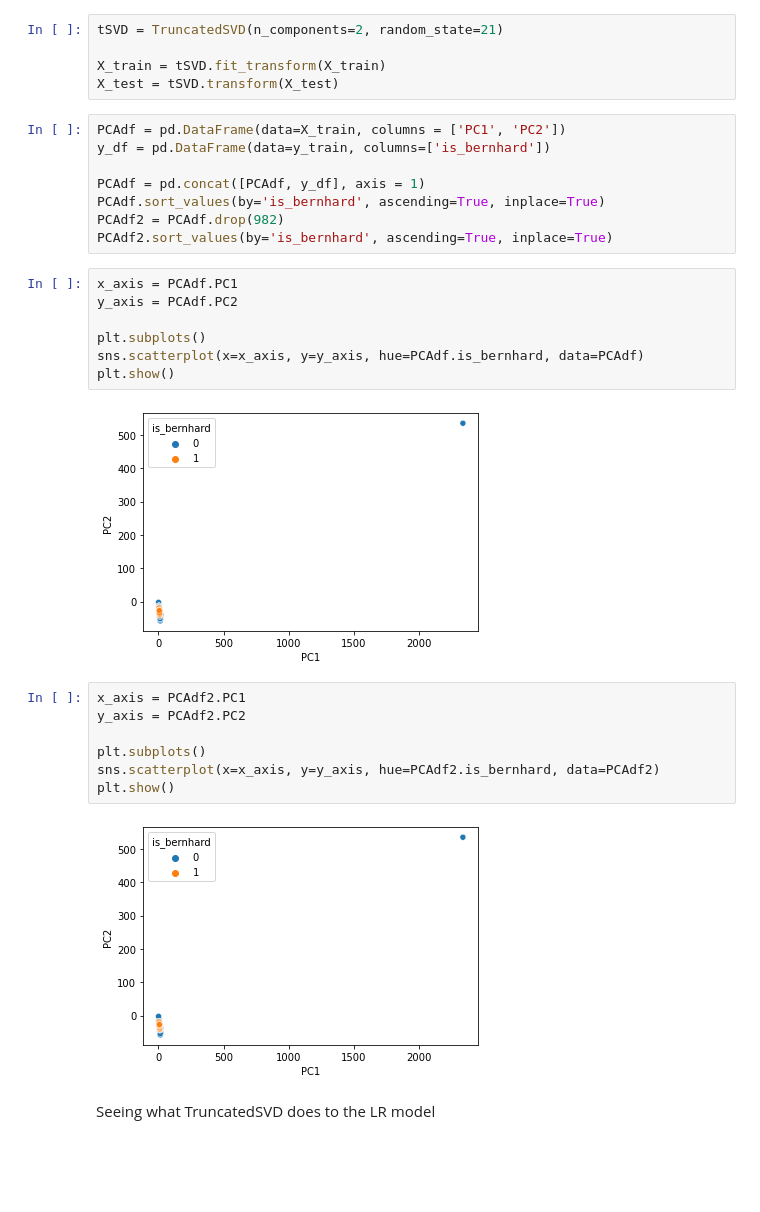
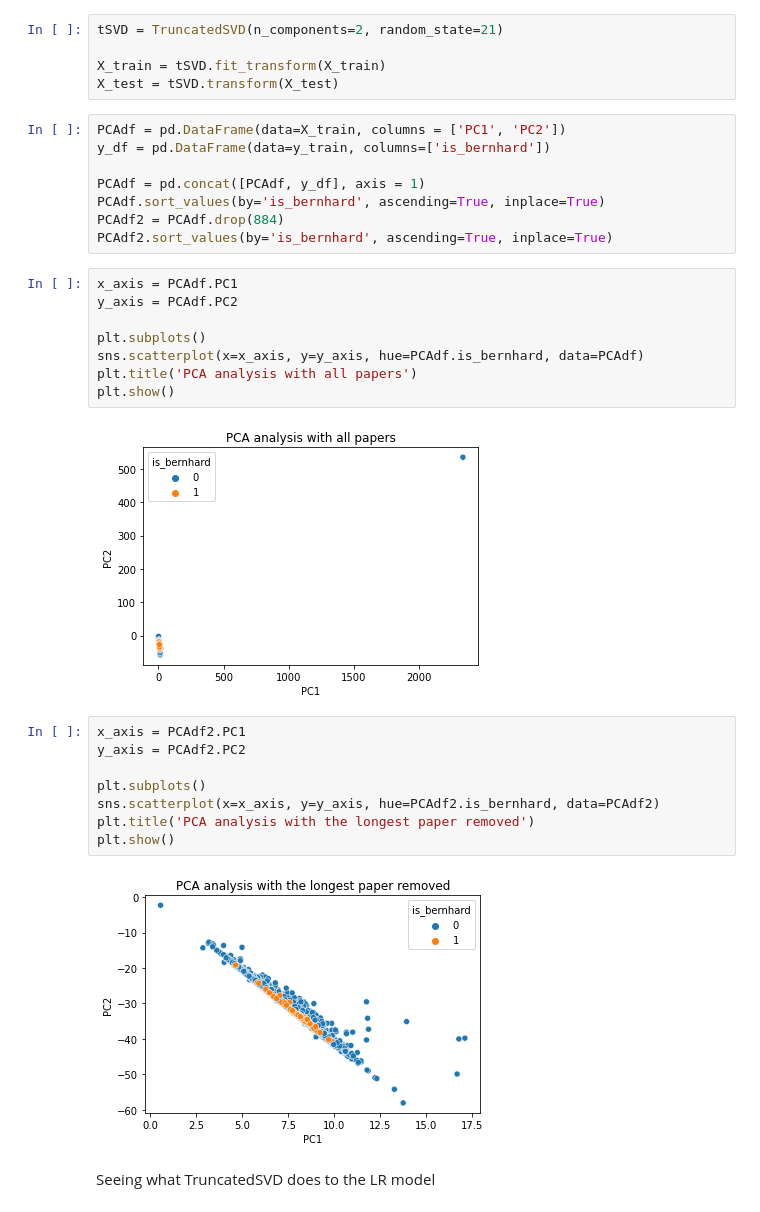
Before and after one commit to wwhite5/Springboard-Capstone-1-NLP, a Jupyter notebook: Notebooks/One_Author_advanced_2.ipynb, the cells around one changed output. Saved outputs shown, nothing was run; the diff lists cells and outputs as text; blank space fills up the shorter version.

```diff
--- a/Notebooks/One_Author_advanced_2.ipynb
+++ b/Notebooks/One_Author_advanced_2.ipynb
@@ -683,26 +677,28 @@ y_df = pd.DataFrame(data=y_train, columns=['is_bernhard'])
 
 PCAdf = pd.concat([PCAdf, y_df], axis = 1)
 PCAdf.sort_values(by='is_bernhard', ascending=True, inplace=True)
-PCAdf2 = PCAdf.drop(982)
+PCAdf2 = PCAdf.drop(884)
 PCAdf2.sort_values(by='is_bernhard', ascending=True, inplace=True)
 # %%
 x_axis = PCAdf.PC1
 y_axis = PCAdf.PC2
 
 plt.subplots()
 sns.scatterplot(x=x_axis, y=y_axis, hue=PCAdf.is_bernhard, data=PCAdf)
+plt.title('PCA analysis with all papers')
 plt.show()
 # %% [output]
-[figure, old version]
+[figure, new version]
 # %%
 x_axis = PCAdf2.PC1
 y_axis = PCAdf2.PC2
 
 plt.subplots()
 sns.scatterplot(x=x_axis, y=y_axis, hue=PCAdf2.is_bernhard, data=PCAdf2)
+plt.title('PCA analysis with the longest paper removed')
 plt.show()
 # %% [output]
-[figure, old version]
+[figure, new version]
 # %% [markdown]
 Seeing what TruncatedSVD does to the LR model
 # %%
```
Also changed, not shown: parts of 34 cells of this notebook, 1 other file.
